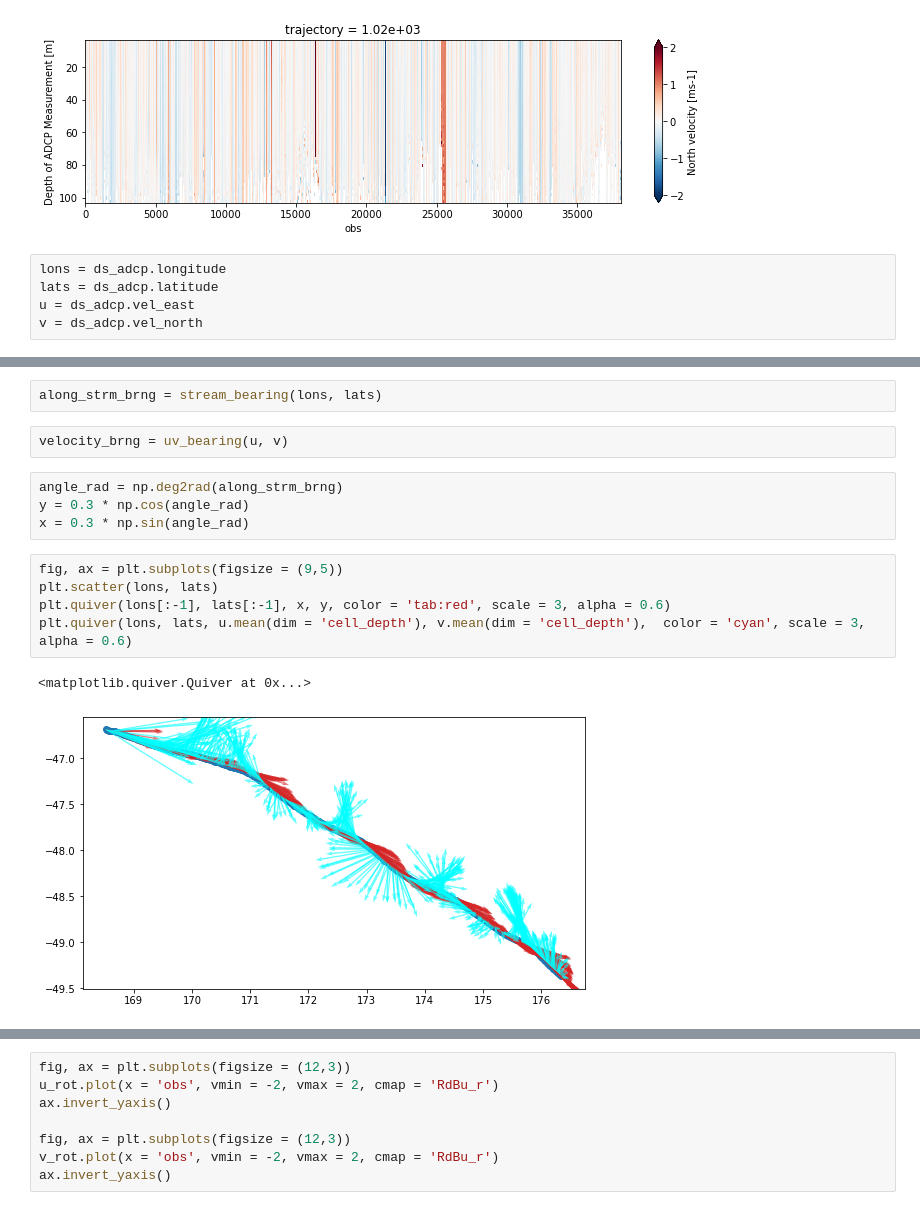
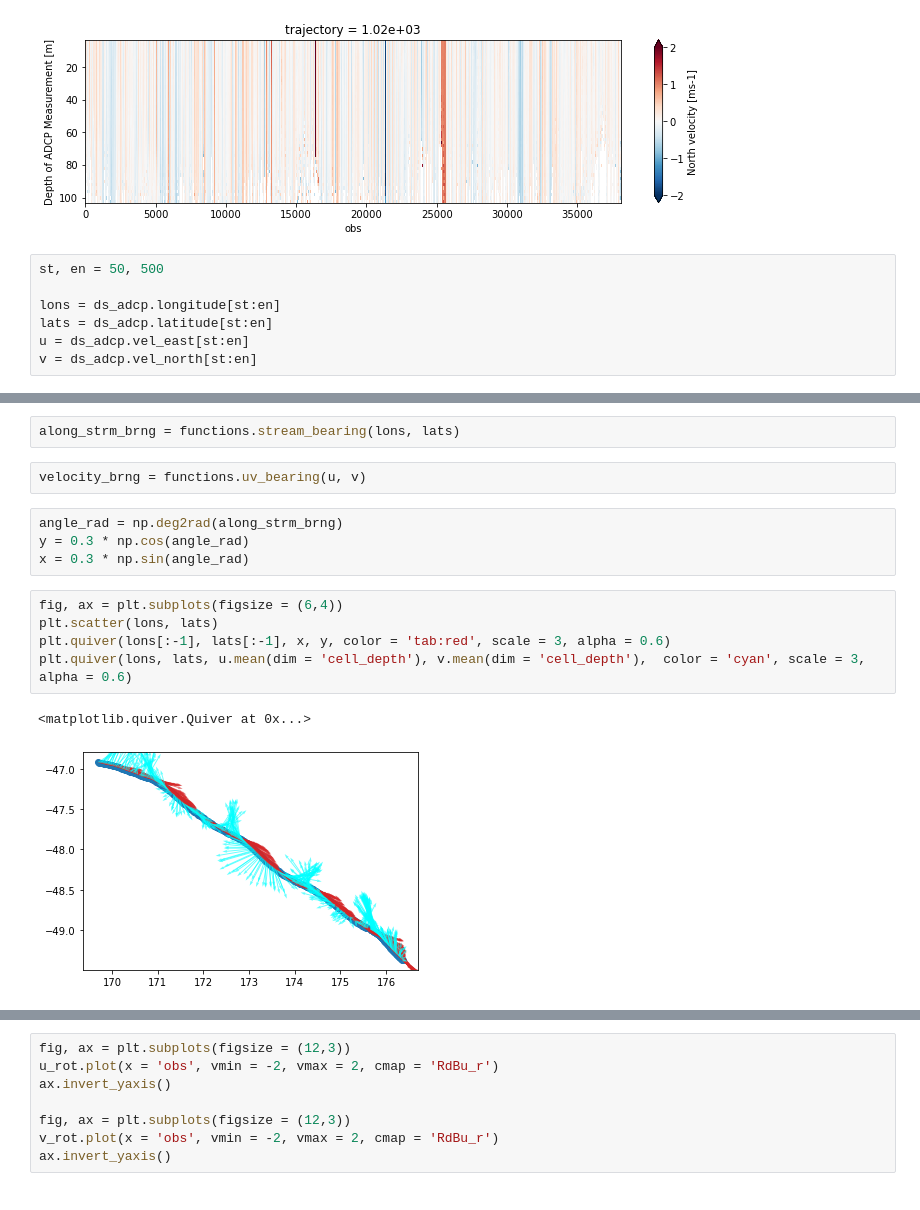
Before and after one commit to oceanhackweek/ohw22-proj-front-finder, a Jupyter notebook: scripts/view_data-MJ.ipynb, the cells around one changed output, grey strips where cells are left out. Saved outputs shown, nothing was run; the diff lists cells and outputs as text.

```diff
--- a/scripts/view_data-MJ.ipynb
+++ b/scripts/view_data-MJ.ipynb
@@ -116,7 +119,9 @@ ax.invert_yaxis()
 [figure]
 [figure]
 # %%
-lons = ds_adcp.longitude
-lats = ds_adcp.latitude
-u = ds_adcp.vel_east
-v = ds_adcp.vel_north
+st, en = 50, 500
+
+lons = ds_adcp.longitude[st:en]
+lats = ds_adcp.latitude[st:en]
+u = ds_adcp.vel_east[st:en]
+v = ds_adcp.vel_north[st:en]
@@ -142,16 +128,16 @@ def stream_bearing(lons, lats):
 # %%
-along_strm_brng = stream_bearing(lons, lats)
+along_strm_brng = functions.stream_bearing(lons, lats)
 # %%
-velocity_brng = uv_bearing(u, v)
+velocity_brng = functions.uv_bearing(u, v)
 # %%
 angle_rad = np.deg2rad(along_strm_brng)
 y = 0.3 * np.cos(angle_rad)
 x = 0.3 * np.sin(angle_rad)
 # %%
-fig, ax = plt.subplots(figsize = (9,5))
+fig, ax = plt.subplots(figsize = (6,4))
 plt.scatter(lons, lats)
 plt.quiver(lons[:-1], lats[:-1], x, y, color = 'tab:red', scale = 3, alpha = 0.6)
 plt.quiver(lons, lats, u.mean(dim = 'cell_depth'), v.mean(dim = 'cell_depth'),  color = 'cyan', scale = 3, alpha = 0.6)
 # %% [output]
 <matplotlib.quiver.Quiver at 0x...>
-[figure, old version]
+[figure, new version]
```
Also changed, not shown: parts of 14 cells of this notebook.
